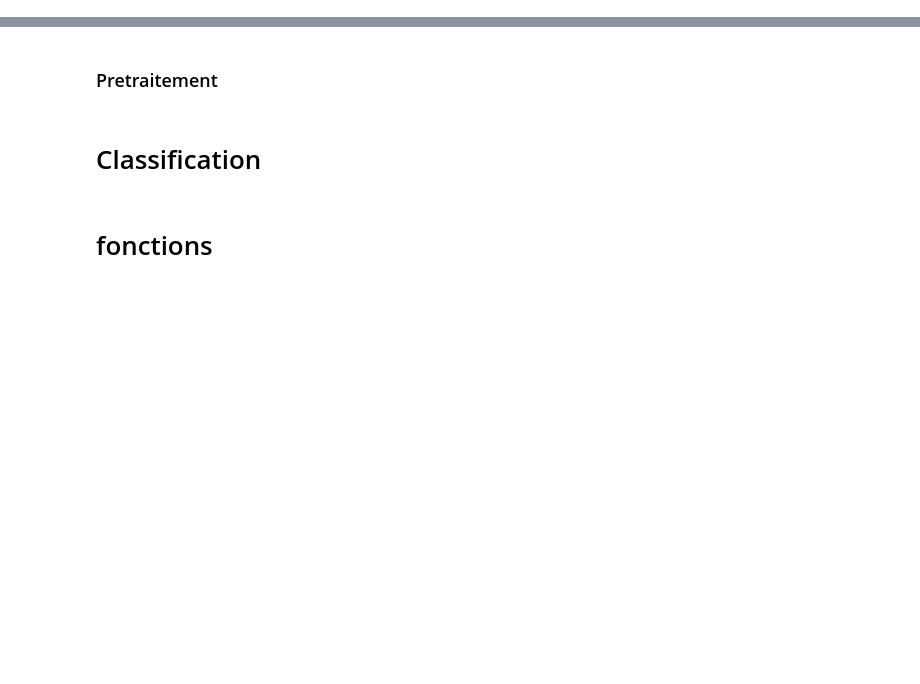
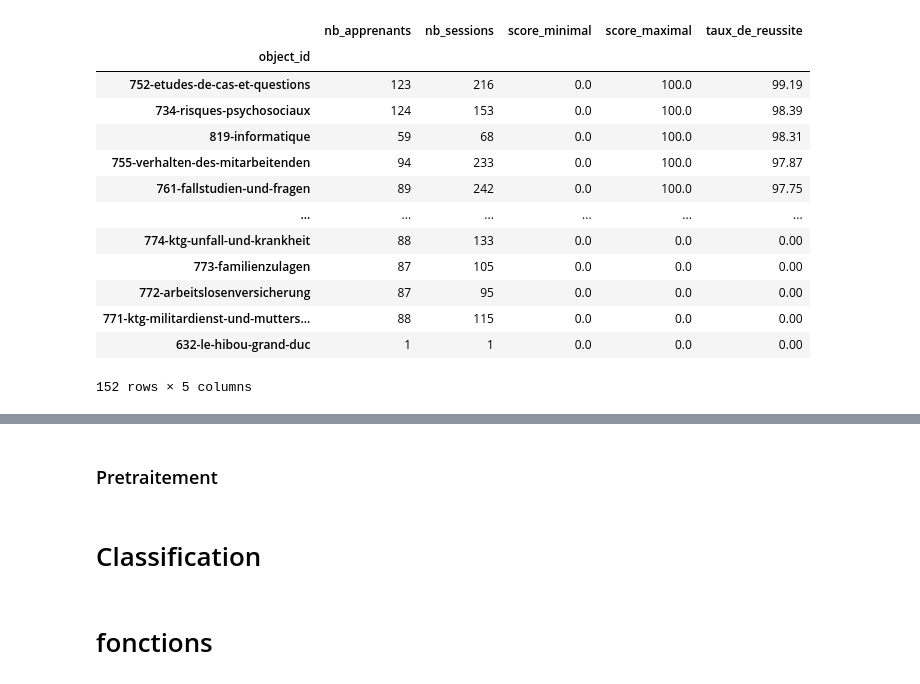
Before and after one commit to DJIGIFA/ODC-ML-DGS, a Jupyter notebook: Untitled.ipynb, the cells around one changed output, grey strips where cells are left out. Cells and saved outputs as stored; diff of their text form; code cells hidden in the pictures; blank space fills up the shorter version.

```diff
--- a/Untitled.ipynb
+++ b/Untitled.ipynb
@@ -16,0 +83,17 @@ csv_file_name = "scorm_tracking_copy.csv"
+# %%
+data.getStat()
+# %% [output]
+|  | nb_apprenants | nb_sessions | score_minimal | score_maximal | taux_de_reussite |
+| object_id |  |  |  |  |  |
+| 752-etudes-de-cas-et-questions | 123 | 216 | 0.0 | 100.0 | 99.19 |
+| 734-risques-psychosociaux | 124 | 153 | 0.0 | 100.0 | 98.39 |
+| 819-informatique | 59 | 68 | 0.0 | 100.0 | 98.31 |
+| 755-verhalten-des-mitarbeitenden | 94 | 233 | 0.0 | 100.0 | 97.87 |
+| 761-fallstudien-und-fragen | 89 | 242 | 0.0 | 100.0 | 97.75 |
+| ... | ... | ... | ... | ... | ... |
+| 774-ktg-unfall-und-krankheit | 88 | 133 | 0.0 | 0.0 | 0.00 |
+| 773-familienzulagen | 87 | 105 | 0.0 | 0.0 | 0.00 |
+| 772-arbeitslosenversicherung | 87 | 95 | 0.0 | 0.0 | 0.00 |
+| 771-ktg-militardienst-und-mutters... | 88 | 115 | 0.0 | 0.0 | 0.00 |
+| 632-le-hibou-grand-duc | 1 | 1 | 0.0 | 0.0 | 0.00 |
+152 rows × 5 columns
```
Also changed, not shown: parts of 26 cells of this notebook, 1 other file.
